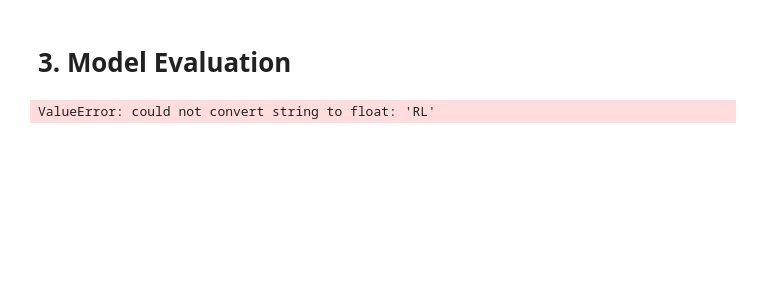
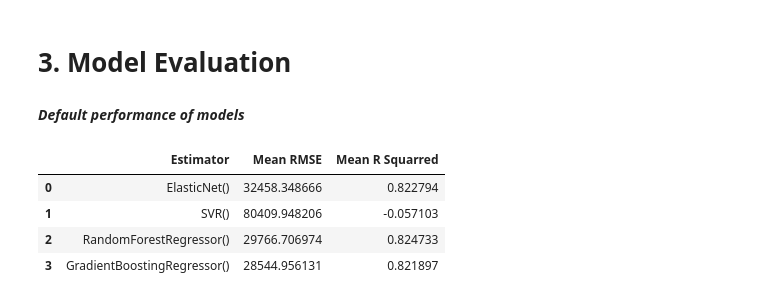
Before and after one commit to debhere/House-Price-Prediction, a Jupyter notebook: House Price Prediction.ipynb, the cells around one changed output. Drawn from its saved outputs; the diff is of its cells as text; code cells hidden in the pictures; blank space fills up the shorter version.

```diff
--- a/House Price Prediction.ipynb
+++ b/House Price Prediction.ipynb
@@ -966,7 +999,7 @@ class DataFilter(BaseEstimator, TransformerMixin):
                                'EnclosedPorch', '3SsnPorch', 'ScreenPorch', 'OpenPorchSF', 'WoodDeckSF', 'LowQualFinSF',
                                '2ndFlrSF', 'BsmtFinSF1', 'BsmtFinSF2', 'MasVnrArea', 'GarageCond', 'YearBuilt', 'YearRemodAdd',
                                'GarageYrBlt', 'MoSold', 'YrSold', 'Street', 'Utilities', 'RoofMatl', 'PoolQC', 'GarageCond',
-                               'Neighborhood', 'Condition1', 'Condition2', 'MiscFeature']
+                               'Neighborhood', 'Condition1', 'Condition2', 'MiscFeature', 'Fence']
 
         self.new_col_rpl = {'MiscVal': 'HasSpecialFeature', 'PoolArea': 'HasPool', 'EnclosedPorch': 'HasEnclosedPorch',
               '3SsnPorch': 'Has3SsnPorch', 'ScreenPorch': 'HasScreenPorch', 'OpenPorchSF': 'HsOpenPorch', 'WoodDeckSF': 'HasWoodDeck',
@@ -1199,9 +1264,50 @@ import xgboost
 # %%
-#Since there are huge number of features, lets try to take the most important ones
-#Simply fitting the RandomForest without any tuning
+def model_set():
+    model_set = []
 
-rf = RandomForestRegressor()
+    model_set.append(('EN', ElasticNet()))
+    model_set.append(('SV', SVR()))
+    model_set.append(('RF', RandomForestRegressor()))
+    model_set.append(('GB', GradientBoostingRegressor()))
+
+    return model_set
+
+def score_model(X, y, models, scale=None):
+
+    estimators = []
+    rmse = []
+    r2 = []
+
+    if scale == 'MinMax':
+        scaling = MinMaxScaler()
+        X = scaling.fit_transform(X)
+    if scale == 'Standard':
+        scaling = StandardScaler()
+        X = scaling.fit_transform(X)
+
+    for name, model in models:
+        k = StratifiedKFold(n_splits=15, shuffle=True, random_state=seed)
+        cv_rmse = cross_val_score(model, X, y, cv = k, scoring='neg_root_mean_squared_error')
+        cv_r2 = cross_val_score(model, X, y, cv = k, scoring='r2')
+
+        cv_rmse = -(cv_rmse)
+
+        estimators.append(model)
+        rmse.append(cv_rmse.mean())
+        r2.append(cv_r2.mean())
+
+    score_matrix = list(zip(estimators, rmse, r2))
+    df = pd.DataFrame(score_matrix, columns = ['Estimator', 'Mean RMSE', 'Mean R Squarred'])
+    return df
+# %% [markdown]
+***Default performance of models***
 # %%
-model = rf.fit(data_prep, y_train)
+models = model_set()
+
+score_model(data_prep, y_train, models)
 # %% [output]
-ValueError: could not convert string to float: 'RL'
+|  | Estimator | Mean RMSE | Mean R Squarred |
+| 0 | ElasticNet() | 32458.348666 | 0.822794 |
+| 1 | SVR() | 80409.948206 | -0.057103 |
+| 2 | RandomForestRegressor() | 29766.706974 | 0.824733 |
+| 3 | GradientBoostingRegressor() | 28544.956131 | 0.821897 |
```
Also changed, not shown: parts of 41 cells of this notebook.
